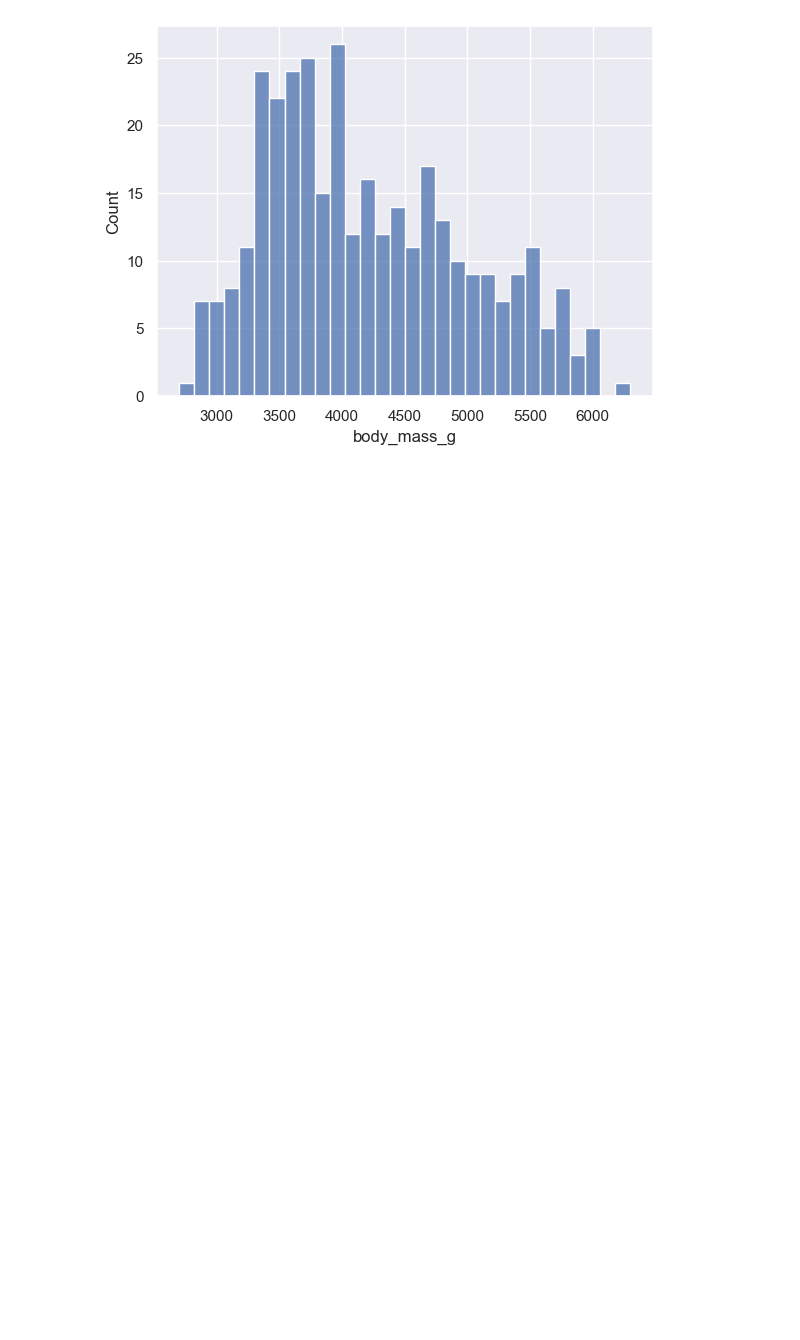
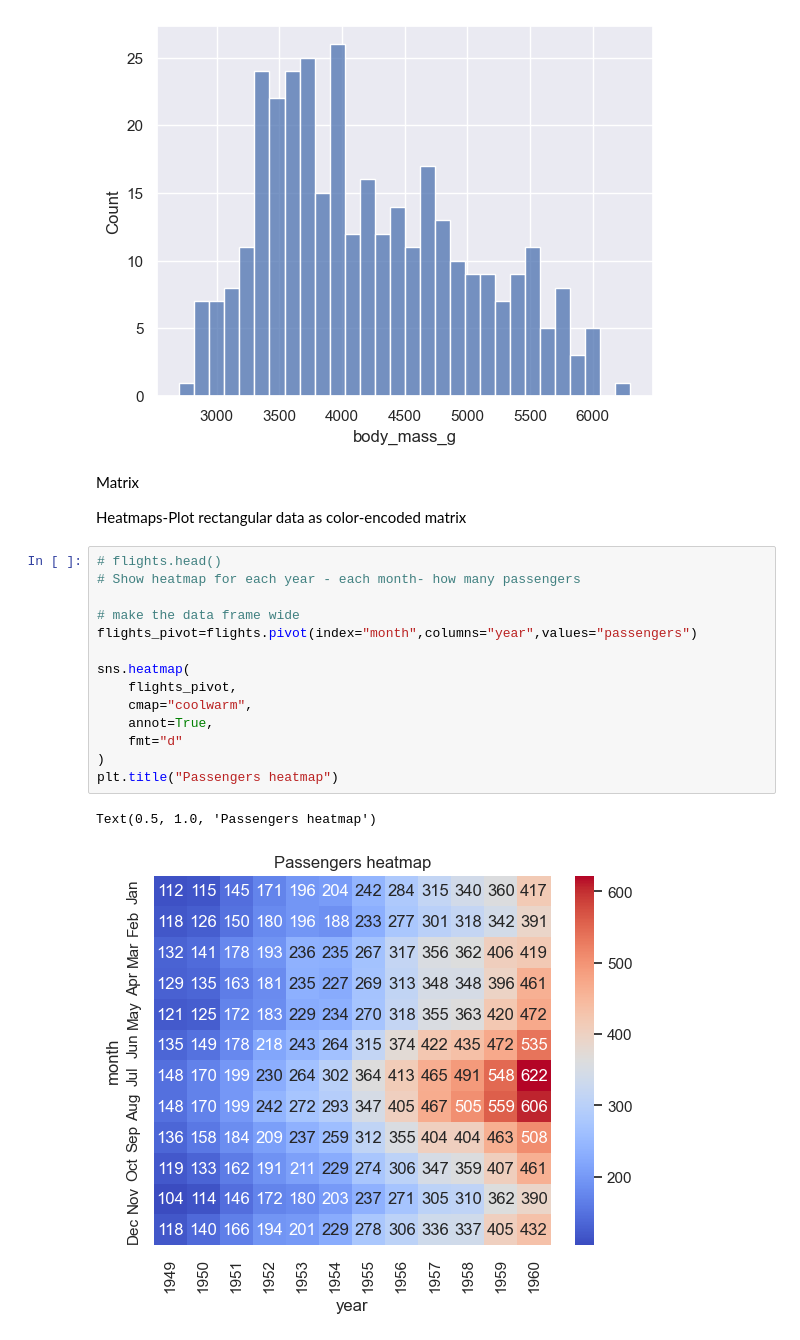
Before and after one commit to Yash9891/Artificial_Intelligence_Data_Science, a Jupyter notebook: 13Matplotlib/08Seaborn.ipynb, the cells around one changed output. Drawn from its saved outputs; the diff is of its cells as text; blank space fills up the shorter version.

```diff
--- a/13Matplotlib/08Seaborn.ipynb
+++ b/13Matplotlib/08Seaborn.ipynb
@@ -152,3 +152,24 @@ sns.histplot(
 # %% [output]
 <Axes: xlabel='body_mass_g', ylabel='Count'>
 [figure]
+# %% [markdown]
+Matrix
+
+Heatmaps-Plot rectangular data as color-encoded matrix
+# %%
+# flights.head()
+# Show heatmap for each year - each month- how many passengers
+
+# make the data frame wide
+flights_pivot=flights.pivot(index="month",columns="year",values="passengers")
+
+sns.heatmap(
+    flights_pivot,
+    cmap="coolwarm",
+    annot=True,
+    fmt="d"
+)
+plt.title("Passengers heatmap")
+# %% [output]
+Text(0.5, 1.0, 'Passengers heatmap')
+[figure, added]
```
Also changed, not shown: parts of 1 cell of this notebook, 3 other files.
